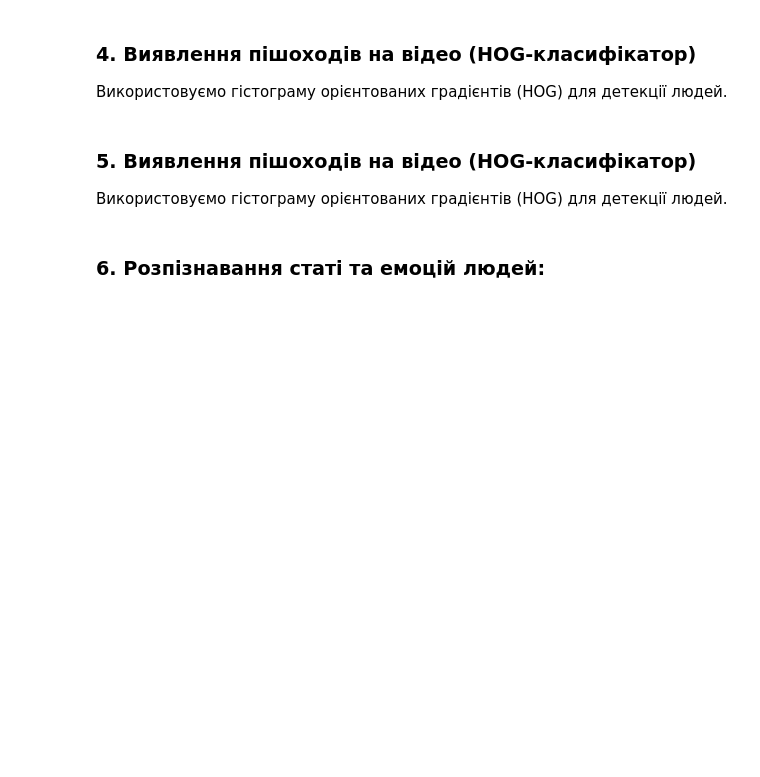
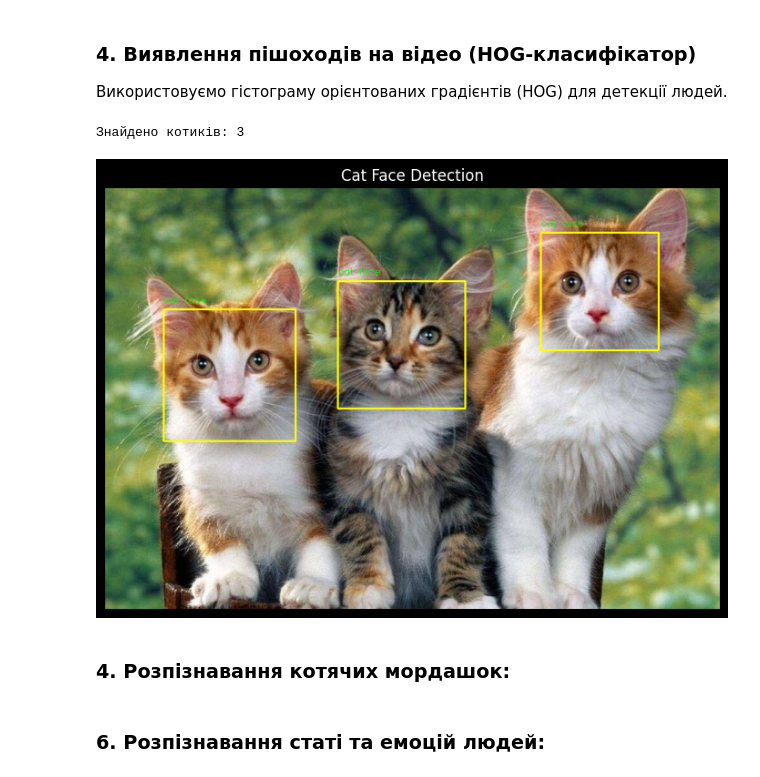
Before and after one commit to M1shanyaaa/AI_Computer_Vision, a Jupyter notebook: Lab_1/Lab1_3dyPosibnyk.ipynb, the cells around one changed output. Cells and saved outputs as stored; diff of their text form; code cells hidden in the pictures; blank space fills up the shorter version.

```diff
--- a/Lab_1/Lab1_3dyPosibnyk.ipynb
+++ b/Lab_1/Lab1_3dyPosibnyk.ipynb
@@ -139,25 +139,27 @@ show_img(img_features, "Face, Eyes and Smile Detection")
 # %%
 cat_cascade = cv2.CascadeClassifier(
     cv2.data.haarcascades + 'haarcascade_frontalcatface.xml'
 )
 
 # Завантаження зображення
-img = cv2.imread('/home/mishanya/PycharmProjects/AI_Computer_Vision/Lab_1/photos/cats.jpg')
+img = cv2.imread('/home/mishanya/PycharmProjects/AI_Computer_Vision/Lab_1/photos/catsPhoto.jpg')
 gray = cv2.cvtColor(img, cv2.COLOR_BGR2GRAY)
 
 # Виявлення котячих мордочок
-faces = cat_cascade.detectMultiScale(gray, scaleFactor=1.1, minNeighbors=3)
+faces = cat_cascade.detectMultiScale(gray, scaleFactor=1.1, minNeighbors=7)
 print(f"Знайдено котиків: {len(faces)}")
 
 for (x, y, w, h) in faces:
     cv2.rectangle(img, (x, y), (x + w, y + h), (0, 255, 255), 2)
     cv2.putText(img, "cat face", (x, y - 10),
                 cv2.FONT_HERSHEY_SIMPLEX, 0.5, (0, 255, 0), 1)
 
 show_img(img, "Cat Face Detection")
+# %% [output]
+Знайдено котиків: 3
+[figure, added]
 # %% [markdown]
-### 5. Виявлення пішоходів на відео (HOG-класифікатор)
-Використовуємо гістограму орієнтованих градієнтів (HOG) для детекції людей.
+### 4. Розпізнавання котячих мордашок:
 # %%
 # Ініціалізація HOG детектора
 hog = cv2.HOGDescriptor()
```
Also changed, not shown: 2 other files.
